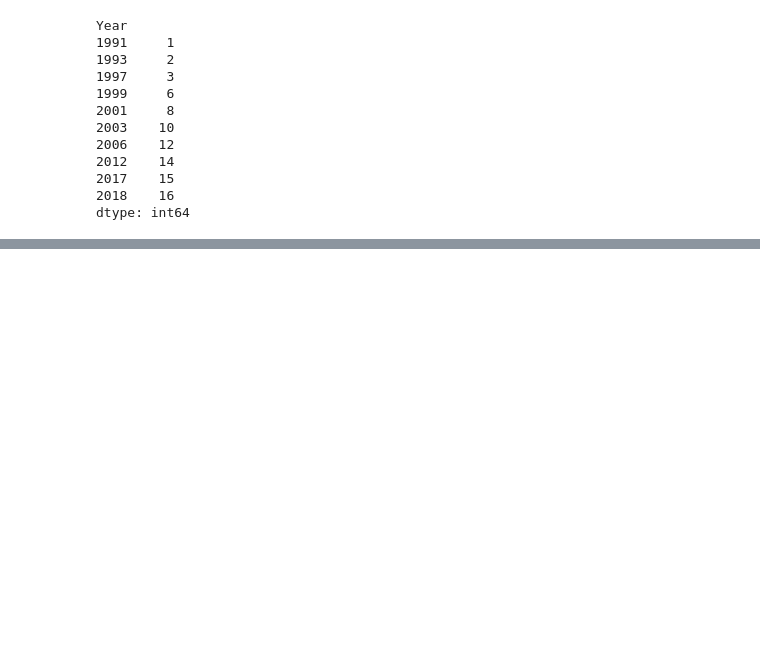
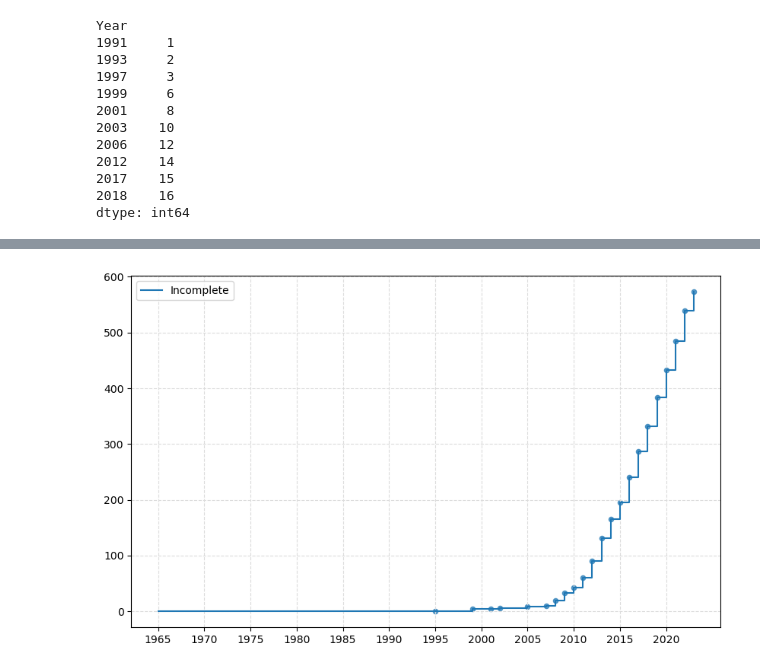
Before and after one commit to PBrockmann/PANGAEA_Scraping, a Jupyter notebook: PANGAEA_IncludedNotIncluded_cumulativePapers_01.ipynb, the cells around one changed output, grey strips where cells are left out. Cells and saved outputs as stored; diff of their text form; code cells hidden in the pictures; blank space fills up the shorter version.

```diff
--- a/PANGAEA_IncludedNotIncluded_cumulativePapers_01.ipynb
+++ b/PANGAEA_IncludedNotIncluded_cumulativePapers_01.ipynb
@@ -119,0 +127,17 @@ plt.show()
+# %%
+fig, ax = plt.subplots(figsize=[10,6])
+
+scatterSize = 20
+
+c1 = c.groupby('Year').size()
+
+ax.plot(c1.reindex(np.arange(1965,2024)).fillna(0).cumsum(), label="Incomplete", drawstyle='steps-post')
+ax.scatter(x=c1.index, y=c1.cumsum(), marker='o', alpha=0.7, s=scatterSize)
+
+ax.grid(axis='both', zorder=0, color='gainsboro', linestyle='--')
+ax.legend()
+ax.xaxis.set_ticks(np.arange(1965, 2025, 5))
+
+plt.show()
+# %% [output]
+[figure, added]
```
Also changed, not shown: parts of 2 cells of this notebook.
